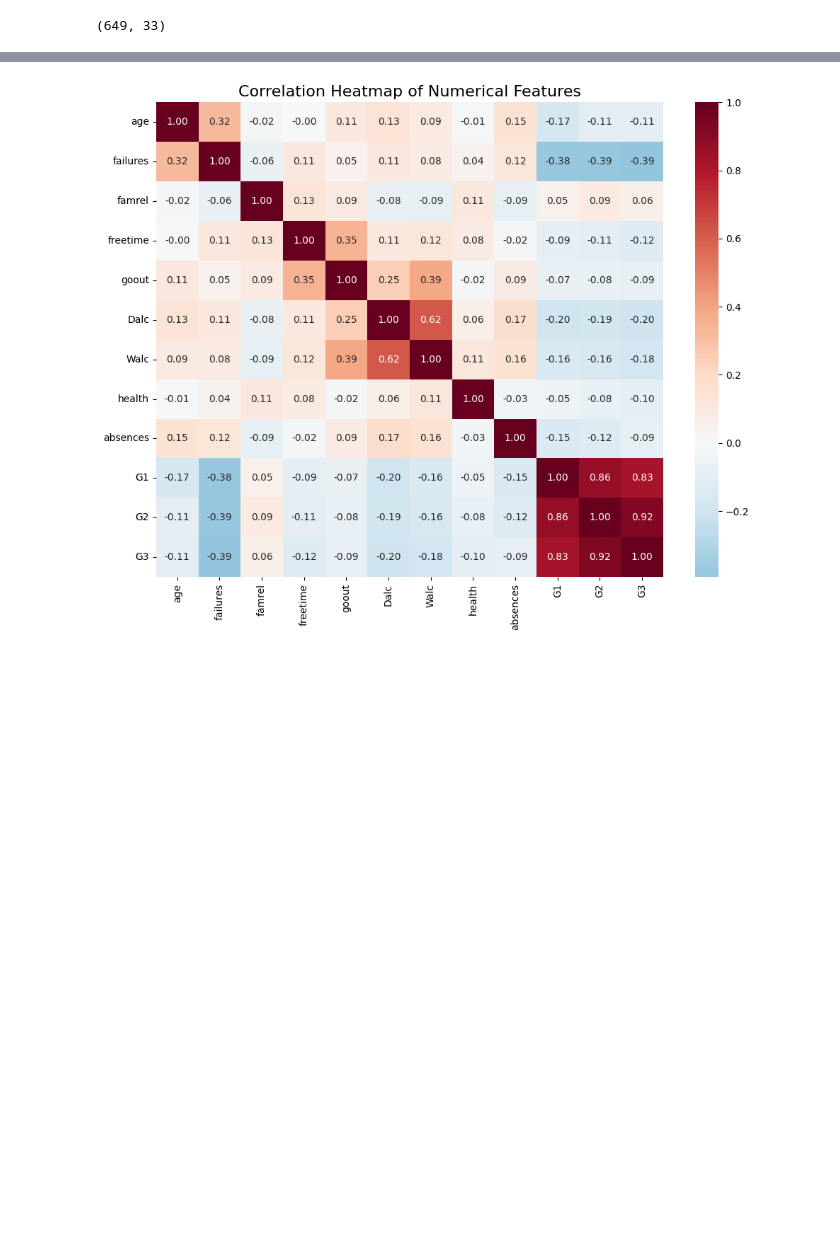
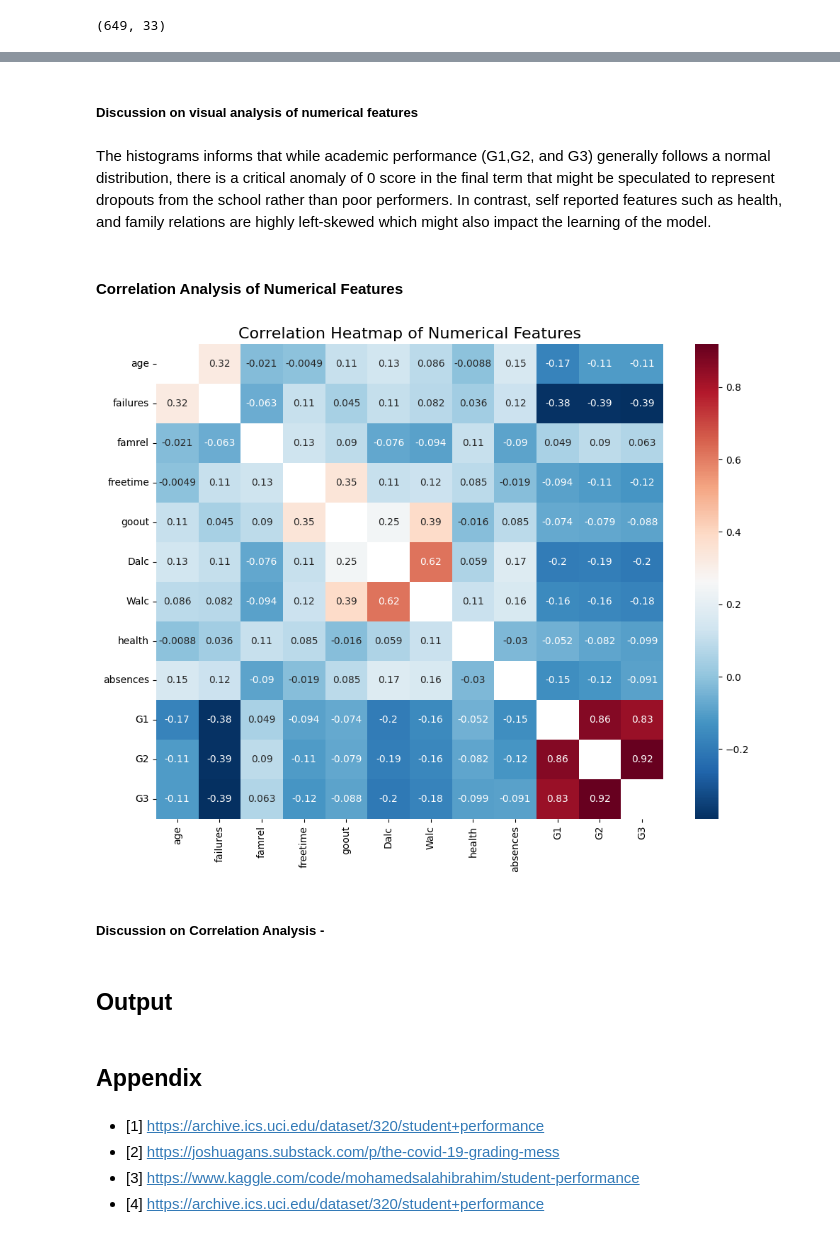
Before and after one commit to Yahtze/CS-9223-RAI-Project, a Jupyter notebook: main.ipynb, the cells around one changed output, grey strips where cells are left out. Saved outputs shown, nothing was run; the diff lists cells and outputs as text; code cells hidden in the pictures; blank space fills up the shorter version.

```diff
--- a/main.ipynb
+++ b/main.ipynb
@@ -309,11 +302,30 @@ plt.show()
+# %% [markdown]
+##### Discussion on visual analysis of numerical features
+# %% [markdown]
+The histograms informs that while academic performance (G1,G2, and G3) generally follows a normal distribution, there is a critical anomaly of 0 score in the final term that might be speculated to represent dropouts from the school rather than poor performers. In contrast, self reported features such as health, and family relations are highly left-skewed which might also impact the learning of the model.
+# %% [markdown]
+#### Correlation Analysis of Numerical Features
 # %%
+# Compute correlation matrix for numerical features
 corr = full_df[num_cols].corr()
 
+# Visualize correlations with heatmap
 plt.figure(figsize=(10, 8))
-sn.heatmap(corr, annot=True, fmt=".2f", cmap="RdBu_r", center=0, cbar=True)
+sn.heatmap(full_df[num_cols].corr(), mask=np.identity(len(full_df[num_cols].corr())), annot=True, cmap='RdBu_r')
 
 plt.title("Correlation Heatmap of Numerical Features", fontsize=16)
 plt.tight_layout()
 plt.show()
 # %% [output]
-[figure, old version]
+[figure, new version]
+# %% [markdown]
+##### Discussion on Correlation Analysis -
+# %% [markdown]
+## Output
+# %% [markdown]
+## Appendix
+# %% [markdown]
+* [1] https://archive.ics.uci.edu/dataset/320/student+performance
+* [2] https://joshuagans.substack.com/p/the-covid-19-grading-mess
+* [3] https://www.kaggle.com/code/mohamedsalahibrahim/student-performance
+* [4] https://archive.ics.uci.edu/dataset/320/student+performance
```
Also changed, not shown: parts of 26 cells of this notebook.
